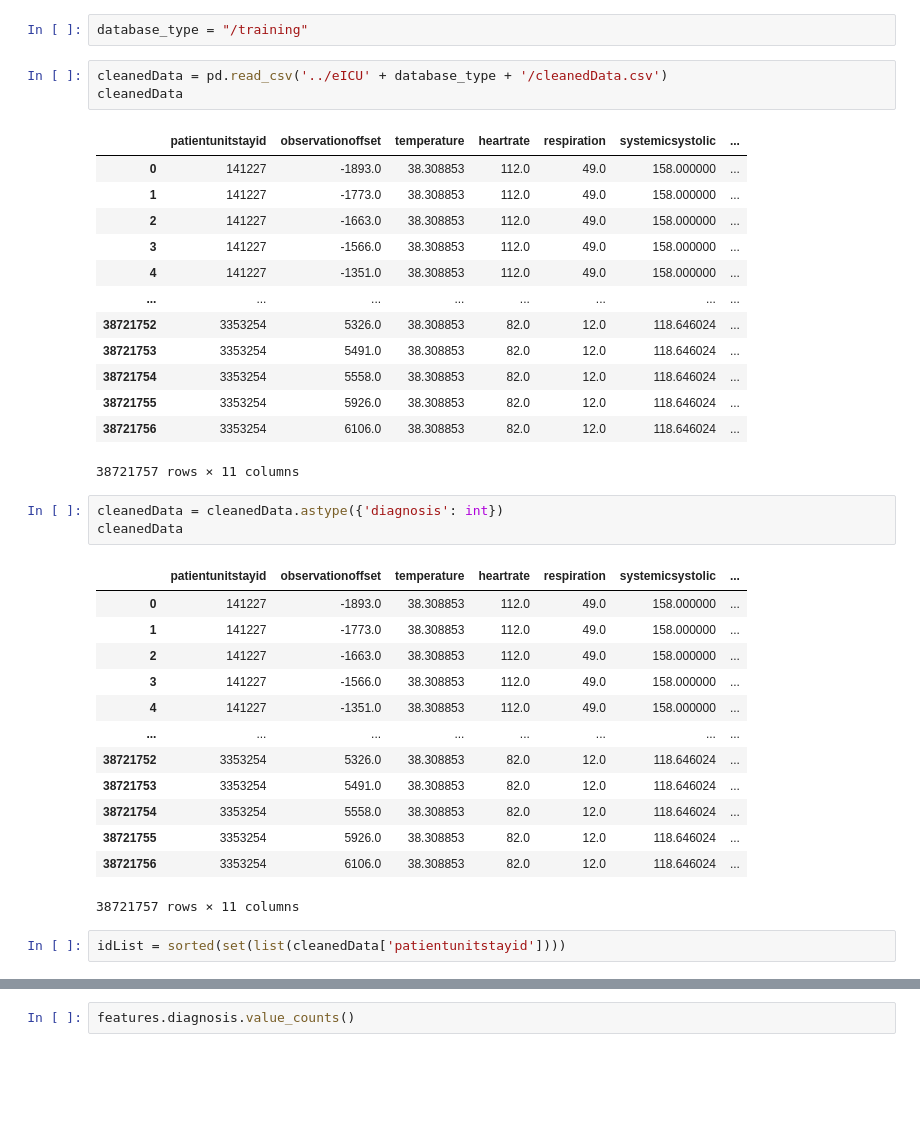
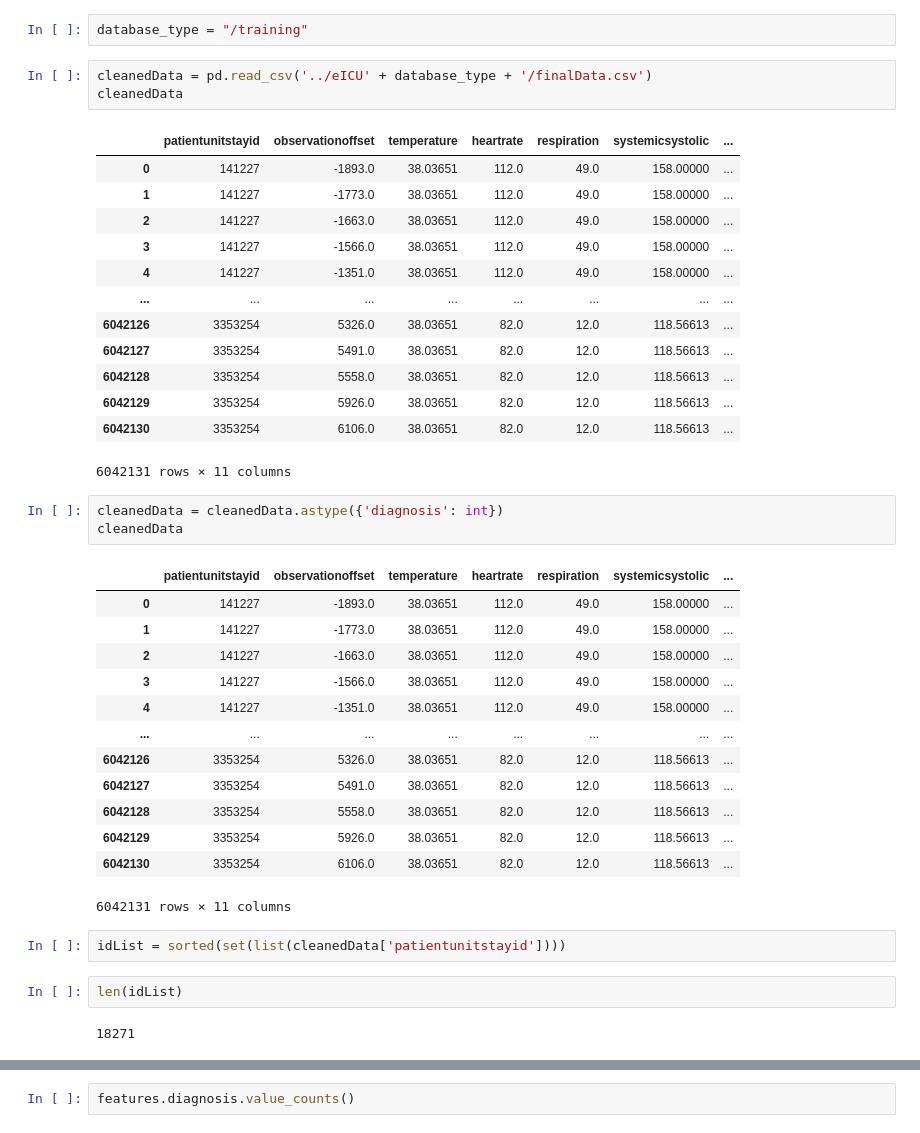
Before and after one commit to StallionsProject/SepsisPrediction, a Jupyter notebook: Jupyter Notebooks/generating_feature_vectors.ipynb, the cells around one changed output, grey strips where cells are left out. Saved outputs shown, nothing was run; the diff lists cells and outputs as text; blank space fills up the shorter version.

```diff
--- a/Jupyter Notebooks/generating_feature_vectors.ipynb
+++ b/Jupyter Notebooks/generating_feature_vectors.ipynb
@@ -3,38 +3,42 @@ import pandas as pd
 # %%
 database_type = "/training"
 # %%
-cleanedData = pd.read_csv('../eICU' + database_type + '/cleanedData.csv')
+cleanedData = pd.read_csv('../eICU' + database_type + '/finalData.csv')
 cleanedData
 # %% [output]
 |  | patientunitstayid | observationoffset | temperature | heartrate | respiration | systemicsystolic | ... |
-| 0 | 141227 | -1893.0 | 38.308853 | 112.0 | 49.0 | 158.000000 | ... |
-| 1 | 141227 | -1773.0 | 38.308853 | 112.0 | 49.0 | 158.000000 | ... |
-| 2 | 141227 | -1663.0 | 38.308853 | 112.0 | 49.0 | 158.000000 | ... |
-| 3 | 141227 | -1566.0 | 38.308853 | 112.0 | 49.0 | 158.000000 | ... |
-| 4 | 141227 | -1351.0 | 38.308853 | 112.0 | 49.0 | 158.000000 | ... |
+| 0 | 141227 | -1893.0 | 38.03651 | 112.0 | 49.0 | 158.00000 | ... |
+| 1 | 141227 | -1773.0 | 38.03651 | 112.0 | 49.0 | 158.00000 | ... |
+| 2 | 141227 | -1663.0 | 38.03651 | 112.0 | 49.0 | 158.00000 | ... |
+| 3 | 141227 | -1566.0 | 38.03651 | 112.0 | 49.0 | 158.00000 | ... |
+| 4 | 141227 | -1351.0 | 38.03651 | 112.0 | 49.0 | 158.00000 | ... |
 | ... | ... | ... | ... | ... | ... | ... | ... |
-| 38721752 | 3353254 | 5326.0 | 38.308853 | 82.0 | 12.0 | 118.646024 | ... |
-| 38721753 | 3353254 | 5491.0 | 38.308853 | 82.0 | 12.0 | 118.646024 | ... |
-| 38721754 | 3353254 | 5558.0 | 38.308853 | 82.0 | 12.0 | 118.646024 | ... |
-| 38721755 | 3353254 | 5926.0 | 38.308853 | 82.0 | 12.0 | 118.646024 | ... |
-| 38721756 | 3353254 | 6106.0 | 38.308853 | 82.0 | 12.0 | 118.646024 | ... |
+| 6042126 | 3353254 | 5326.0 | 38.03651 | 82.0 | 12.0 | 118.56613 | ... |
+| 6042127 | 3353254 | 5491.0 | 38.03651 | 82.0 | 12.0 | 118.56613 | ... |
+| 6042128 | 3353254 | 5558.0 | 38.03651 | 82.0 | 12.0 | 118.56613 | ... |
+| 6042129 | 3353254 | 5926.0 | 38.03651 | 82.0 | 12.0 | 118.56613 | ... |
+| 6042130 | 3353254 | 6106.0 | 38.03651 | 82.0 | 12.0 | 118.56613 | ... |
-38721757 rows × 11 columns
+6042131 rows × 11 columns
 # %%
 cleanedData = cleanedData.astype({'diagnosis': int})
 cleanedData
 # %% [output]
 |  | patientunitstayid | observationoffset | temperature | heartrate | respiration | systemicsystolic | ... |
-| 0 | 141227 | -1893.0 | 38.308853 | 112.0 | 49.0 | 158.000000 | ... |
-| 1 | 141227 | -1773.0 | 38.308853 | 112.0 | 49.0 | 158.000000 | ... |
-| 2 | 141227 | -1663.0 | 38.308853 | 112.0 | 49.0 | 158.000000 | ... |
-| 3 | 141227 | -1566.0 | 38.308853 | 112.0 | 49.0 | 158.000000 | ... |
-| 4 | 141227 | -1351.0 | 38.308853 | 112.0 | 49.0 | 158.000000 | ... |
+| 0 | 141227 | -1893.0 | 38.03651 | 112.0 | 49.0 | 158.00000 | ... |
+| 1 | 141227 | -1773.0 | 38.03651 | 112.0 | 49.0 | 158.00000 | ... |
+| 2 | 141227 | -1663.0 | 38.03651 | 112.0 | 49.0 | 158.00000 | ... |
+| 3 | 141227 | -1566.0 | 38.03651 | 112.0 | 49.0 | 158.00000 | ... |
+| 4 | 141227 | -1351.0 | 38.03651 | 112.0 | 49.0 | 158.00000 | ... |
 | ... | ... | ... | ... | ... | ... | ... | ... |
-| 38721752 | 3353254 | 5326.0 | 38.308853 | 82.0 | 12.0 | 118.646024 | ... |
-| 38721753 | 3353254 | 5491.0 | 38.308853 | 82.0 | 12.0 | 118.646024 | ... |
-| 38721754 | 3353254 | 5558.0 | 38.308853 | 82.0 | 12.0 | 118.646024 | ... |
-| 38721755 | 3353254 | 5926.0 | 38.308853 | 82.0 | 12.0 | 118.646024 | ... |
-| 38721756 | 3353254 | 6106.0 | 38.308853 | 82.0 | 12.0 | 118.646024 | ... |
+| 6042126 | 3353254 | 5326.0 | 38.03651 | 82.0 | 12.0 | 118.56613 | ... |
+| 6042127 | 3353254 | 5491.0 | 38.03651 | 82.0 | 12.0 | 118.56613 | ... |
+| 6042128 | 3353254 | 5558.0 | 38.03651 | 82.0 | 12.0 | 118.56613 | ... |
+| 6042129 | 3353254 | 5926.0 | 38.03651 | 82.0 | 12.0 | 118.56613 | ... |
+| 6042130 | 3353254 | 6106.0 | 38.03651 | 82.0 | 12.0 | 118.56613 | ... |
-38721757 rows × 11 columns
+6042131 rows × 11 columns
 # %%
 idList = sorted(set(list(cleanedData['patientunitstayid'])))
+# %%
+len(idList)
+# %% [output]
+18271
```
Also changed, not shown: parts of 4 cells of this notebook, 1 other file.
